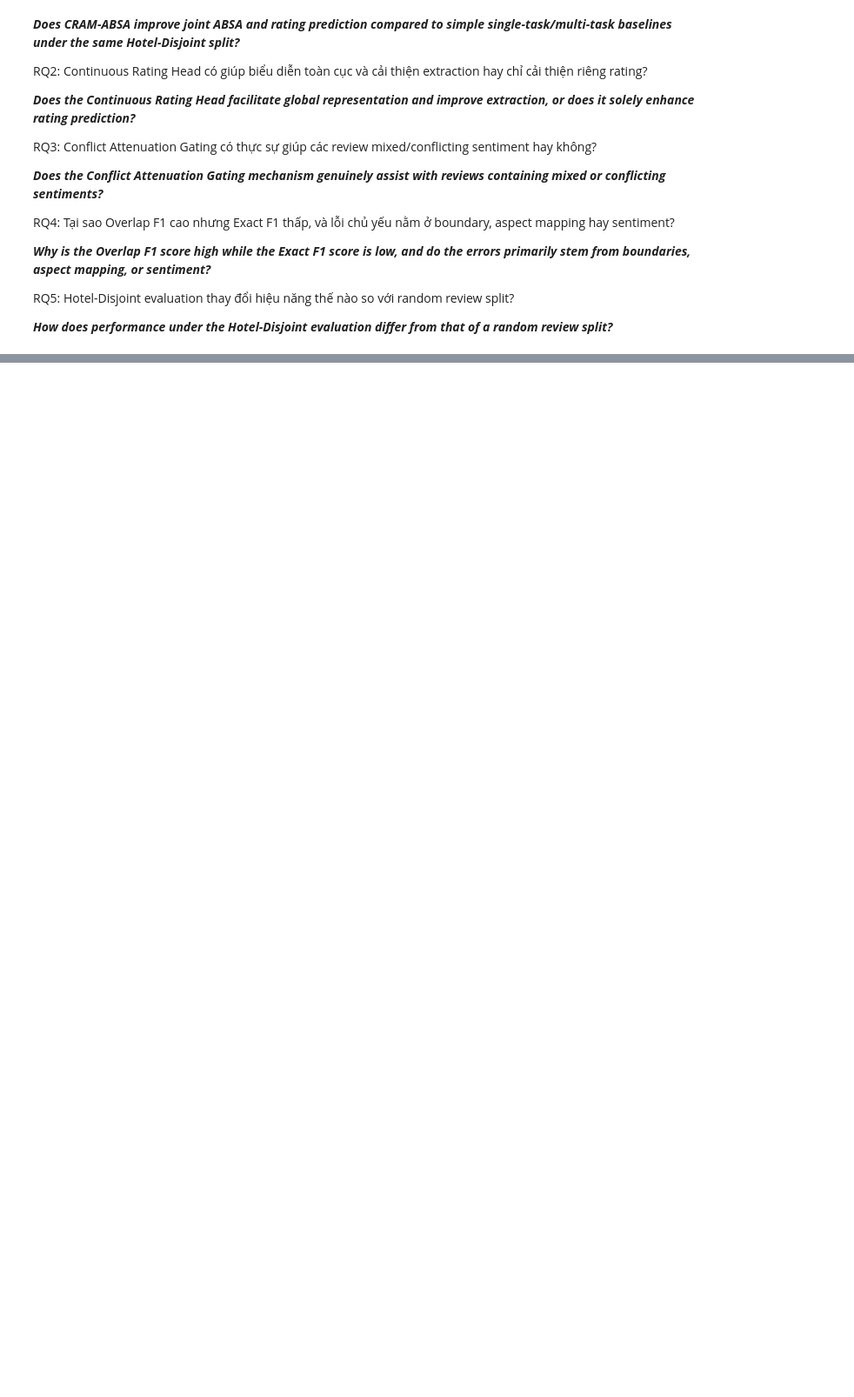
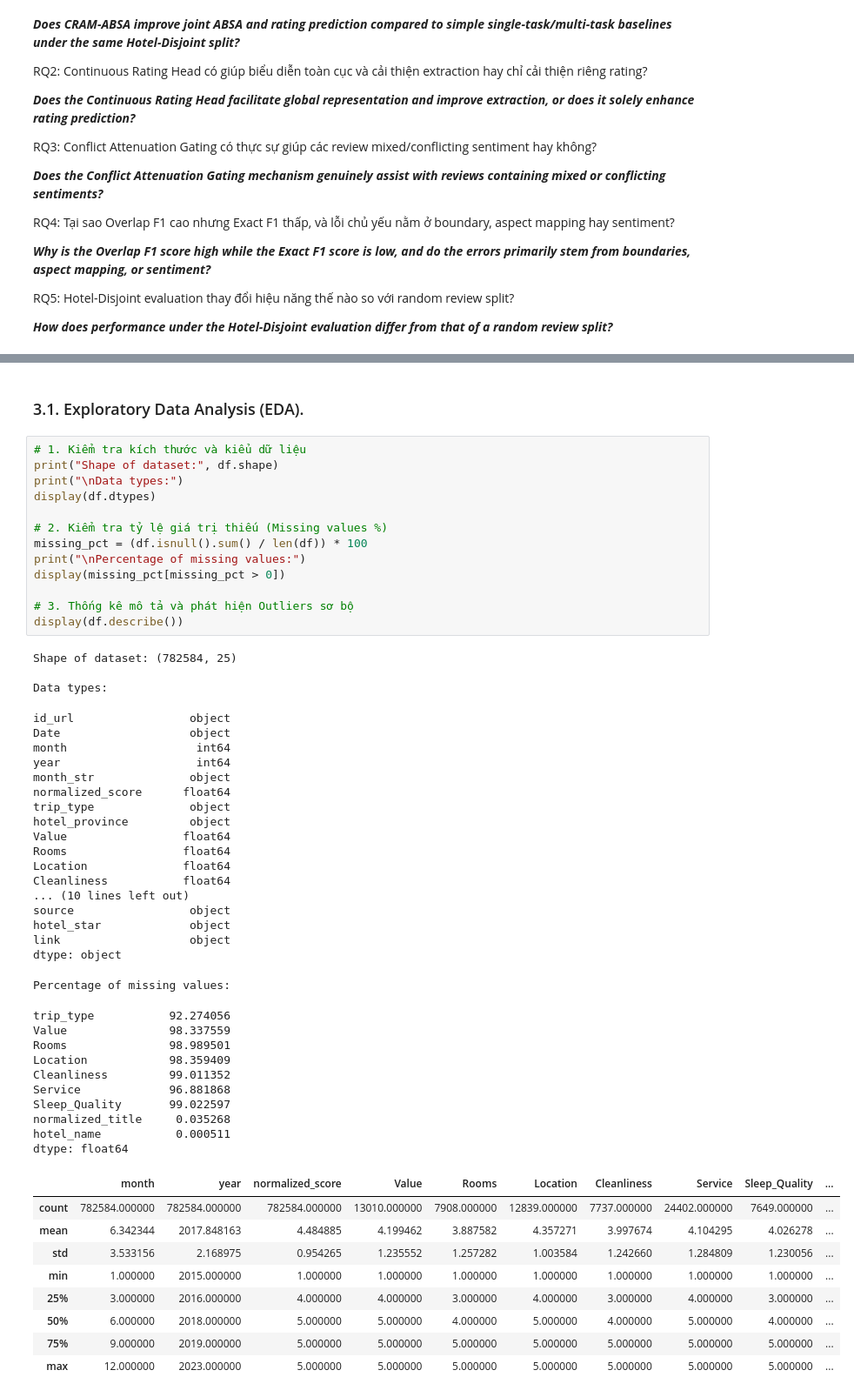
Before and after one commit to trietnguyen2611/Hotel-Review-AI-Chatbot, a Jupyter notebook: Project.ipynb, the cells around one changed output, grey strips where cells are left out. Shown at 87% size. Cells and saved outputs as stored; diff of their text form; blank space fills up the shorter version.

```diff
--- a/Project.ipynb
+++ b/Project.ipynb
@@ -164,0 +187,56 @@ RQ5: Hotel-Disjoint evaluation thay đổi hiệu năng thế nào so với rand
+# %% [markdown]
+### 3.1. Exploratory Data Analysis (EDA).
+# %%
+# 1. Kiểm tra kích thước và kiểu dữ liệu
+print("Shape of dataset:", df.shape)
+print("\nData types:")
+display(df.dtypes)
+
+# 2. Kiểm tra tỷ lệ giá trị thiếu (Missing values %)
+missing_pct = (df.isnull().sum() / len(df)) * 100
+print("\nPercentage of missing values:")
+display(missing_pct[missing_pct > 0])
+
+# 3. Thống kê mô tả và phát hiện Outliers sơ bộ
+display(df.describe())
+# %% [output]
+Shape of dataset: (782584, 25)
+
+Data types:
+id_url                 object
+Date                   object
+month                   int64
+year                    int64
+month_str              object
+normalized_score      float64
+trip_type              object
+hotel_province         object
+Value                 float64
+Rooms                 float64
+Location              float64
+Cleanliness           float64
+... (10 lines left out)
+source                 object
+hotel_star             object
+link                   object
+dtype: object
+Percentage of missing values:
+trip_type           92.274056
+Value               98.337559
+Rooms               98.989501
+Location            98.359409
+Cleanliness         99.011352
+Service             96.881868
+Sleep_Quality       99.022597
+normalized_title     0.035268
+hotel_name           0.000511
+dtype: float64
+|  | month | year | normalized_score | Value | Rooms | Location | Cleanliness | Service | Sleep_Quality | ... |
+| count | 782584.000000 | 782584.000000 | 782584.000000 | 13010.000000 | 7908.000000 | 12839.000000 | 7737.000000 | 24402.000000 | 7649.000000 | ... |
+| mean | 6.342344 | 2017.848163 | 4.484885 | 4.199462 | 3.887582 | 4.357271 | 3.997674 | 4.104295 | 4.026278 | ... |
+| std | 3.533156 | 2.168975 | 0.954265 | 1.235552 | 1.257282 | 1.003584 | 1.242660 | 1.284809 | 1.230056 | ... |
+| min | 1.000000 | 2015.000000 | 1.000000 | 1.000000 | 1.000000 | 1.000000 | 1.000000 | 1.000000 | 1.000000 | ... |
+| 25% | 3.000000 | 2016.000000 | 4.000000 | 4.000000 | 3.000000 | 4.000000 | 3.000000 | 4.000000 | 3.000000 | ... |
+| 50% | 6.000000 | 2018.000000 | 5.000000 | 5.000000 | 4.000000 | 5.000000 | 4.000000 | 5.000000 | 4.000000 | ... |
+| 75% | 9.000000 | 2019.000000 | 5.000000 | 5.000000 | 5.000000 | 5.000000 | 5.000000 | 5.000000 | 5.000000 | ... |
+| max | 12.000000 | 2023.000000 | 5.000000 | 5.000000 | 5.000000 | 5.000000 | 5.000000 | 5.000000 | 5.000000 | ... |
```
Also changed, not shown: parts of 10 cells of this notebook.
